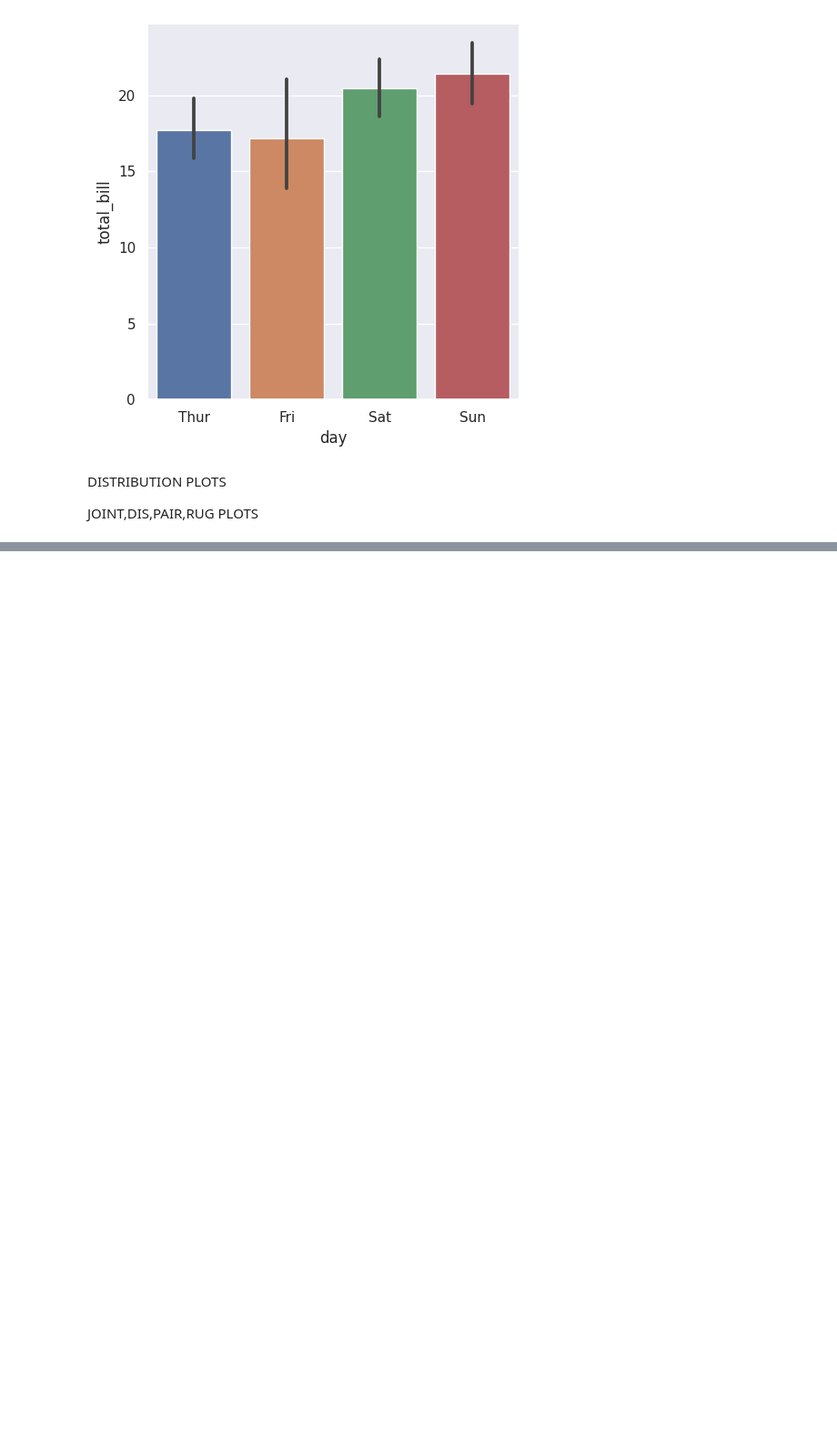
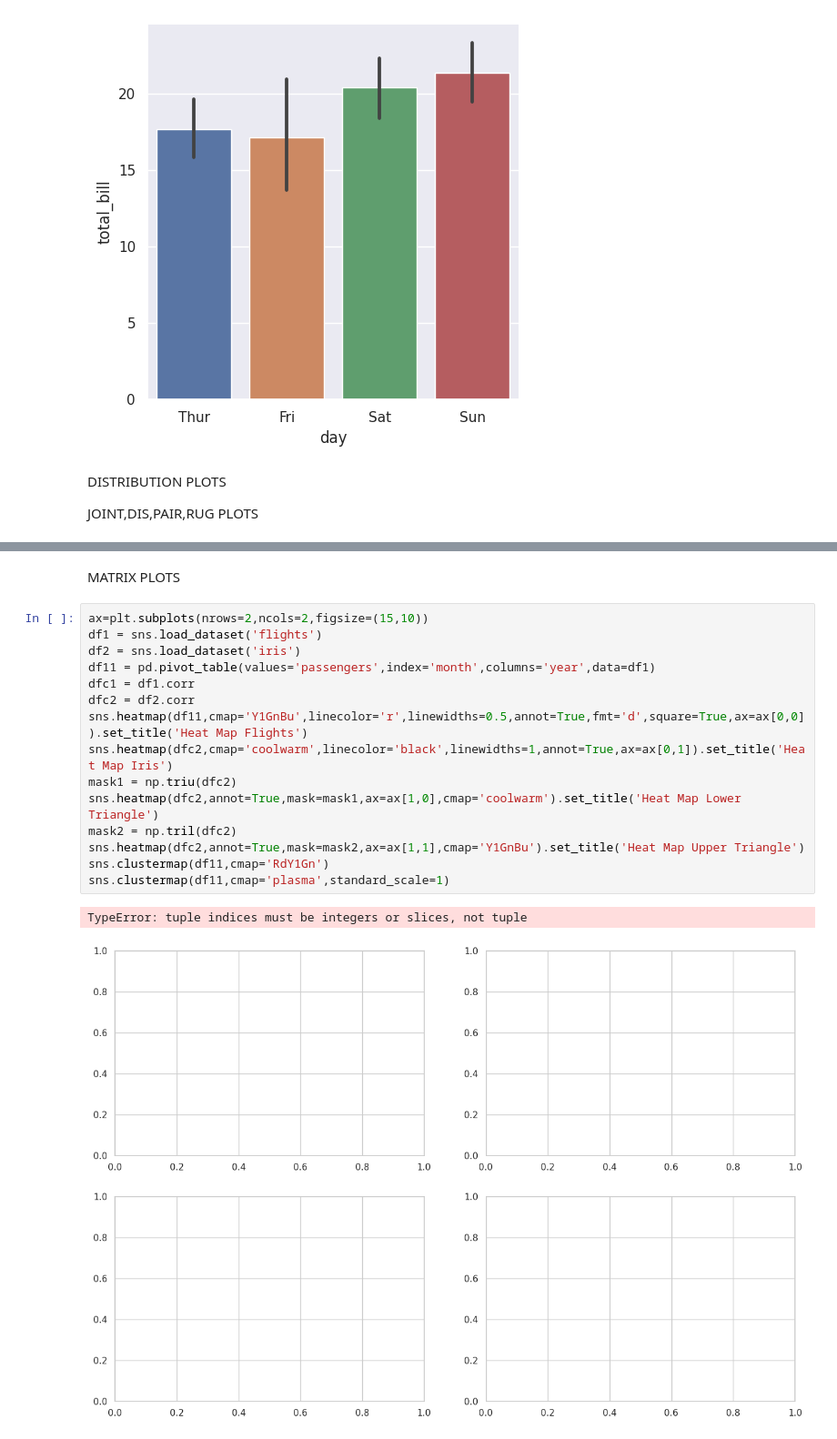
Before and after one commit to Sath2003/DAV, a Jupyter notebook: LABSHEET - 7.ipynb, the cells around one changed output, grey strips where cells are left out. Shown at 91% size. Saved outputs shown, nothing was run; the diff lists cells and outputs as text; blank space fills up the shorter version.

```diff
--- a/LABSHEET - 7.ipynb
+++ b/LABSHEET - 7.ipynb
@@ -123,0 +158,20 @@ AttributeError: 'FacetGrid' object has no attribute 'set_title'
+# %% [markdown]
+MATRIX PLOTS
+# %%
+ax=plt.subplots(nrows=2,ncols=2,figsize=(15,10))
+df1 = sns.load_dataset('flights')
+df2 = sns.load_dataset('iris')
+df11 = pd.pivot_table(values='passengers',index='month',columns='year',data=df1)
+dfc1 = df1.corr
+dfc2 = df2.corr
+sns.heatmap(df11,cmap='Y1GnBu',linecolor='r',linewidths=0.5,annot=True,fmt='d',square=True,ax=ax[0,0]).set_title('Heat Map Flights')
+sns.heatmap(dfc2,cmap='coolwarm',linecolor='black',linewidths=1,annot=True,ax=ax[0,1]).set_title('Heat Map Iris')
+mask1 = np.triu(dfc2)
+sns.heatmap(dfc2,annot=True,mask=mask1,ax=ax[1,0],cmap='coolwarm').set_title('Heat Map Lower Triangle')
+mask2 = np.tril(dfc2)
+sns.heatmap(dfc2,annot=True,mask=mask2,ax=ax[1,1],cmap='Y1GnBu').set_title('Heat Map Upper Triangle')
+sns.clustermap(df11,cmap='RdY1Gn')
+sns.clustermap(df11,cmap='plasma',standard_scale=1)
+# %% [output]
+TypeError: tuple indices must be integers or slices, not tuple
+[figure, added]
```
Also changed, not shown: parts of 3 cells of this notebook.
